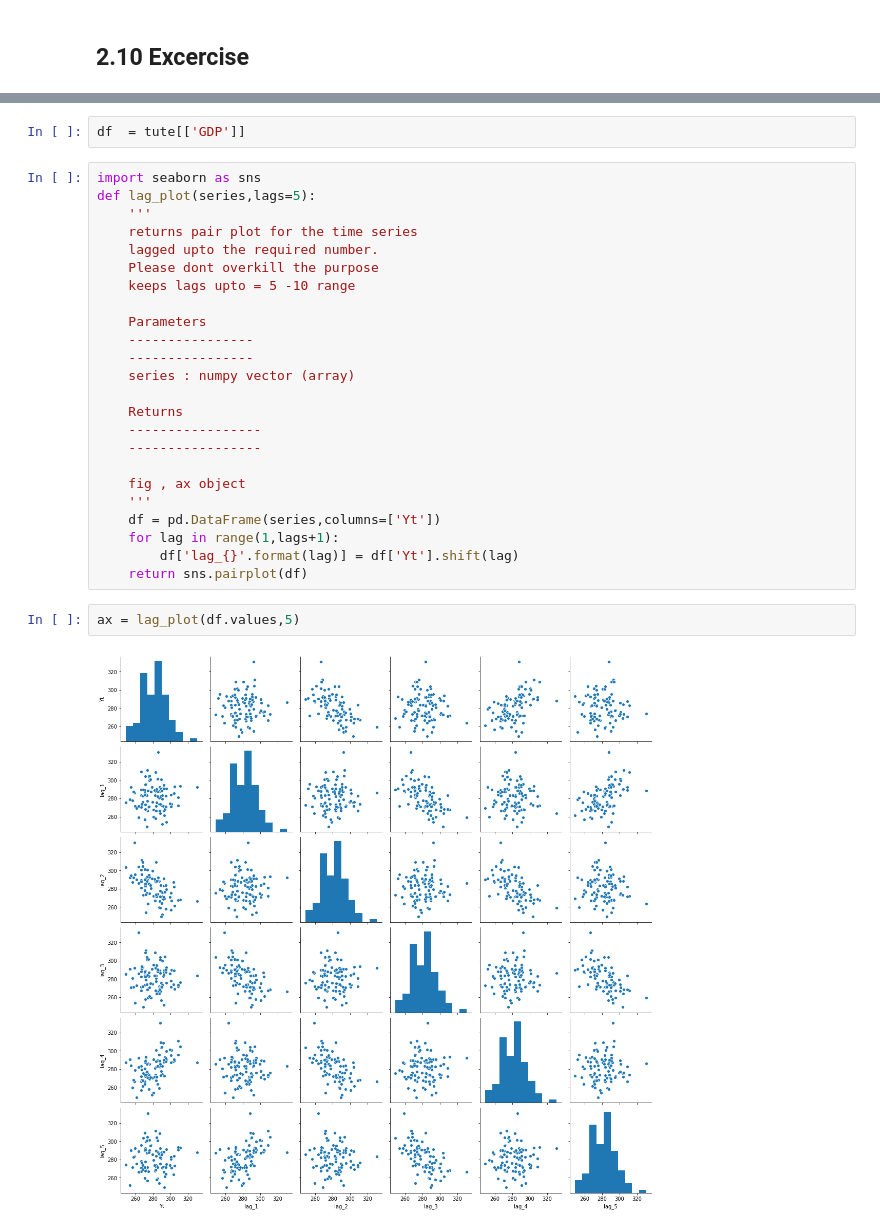
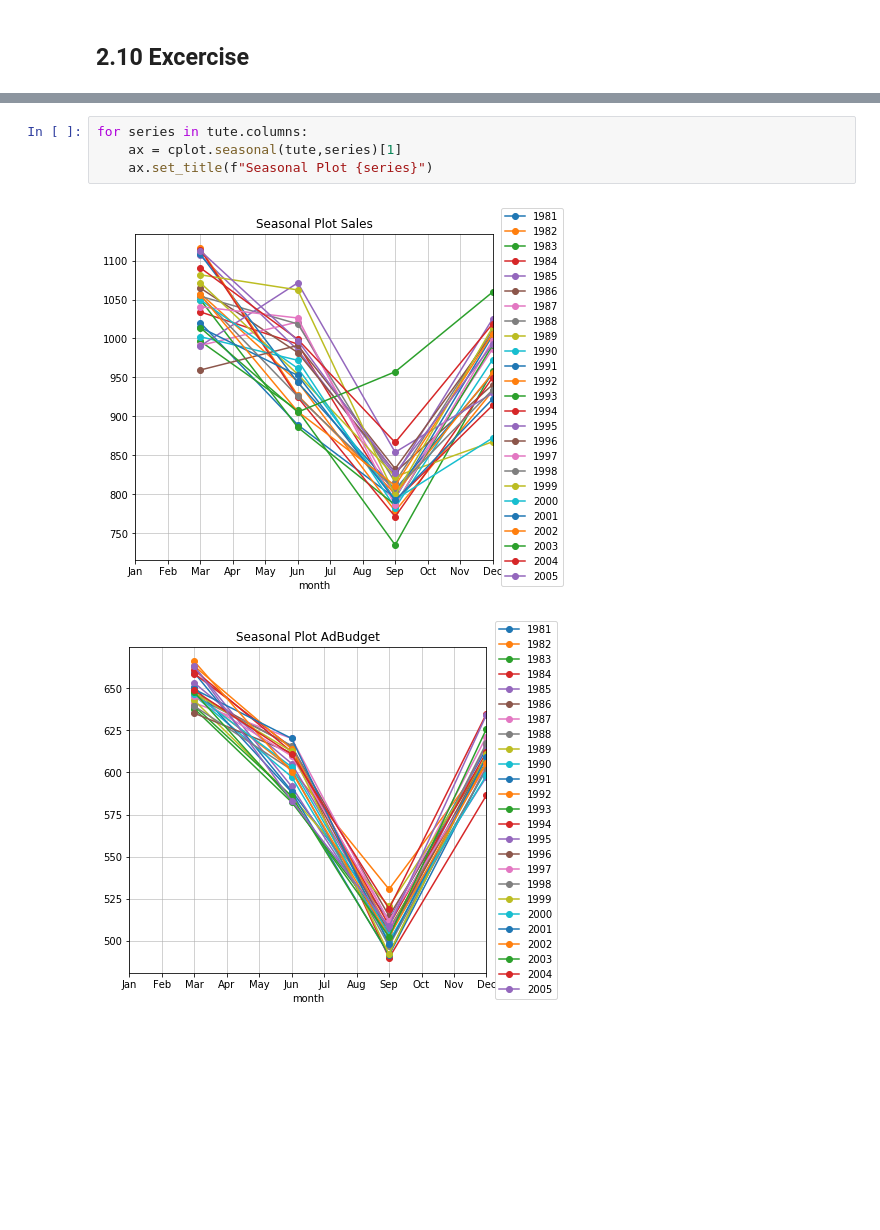
Before and after one commit to PundirShivam/Forecasting_Principles_and_Practice, a Jupyter notebook: 2_Time_series_graphics.ipynb, the cells around one changed output, grey strips where cells are left out. Drawn from its saved outputs; the diff is of its cells as text; blank space fills up the shorter version.

```diff
--- a/2_Time_series_graphics.ipynb
+++ b/2_Time_series_graphics.ipynb
@@ -161,30 +147,7 @@ pd.pivot_table(tute,index=tute.index.quarter,columns=tute.index.year,values='GDP
-# %%
-df  = tute[['GDP']]
-# %%
-import seaborn as sns
-def lag_plot(series,lags=5):
-    '''
-    returns pair plot for the time series
-    lagged upto the required number.
-    Please dont overkill the purpose
-    keeps lags upto = 5 -10 range
-
-    Parameters
-    ----------------
-    ----------------
-    series : numpy vector (array)
-
-    Returns
-    -----------------
-    -----------------
-
-    fig , ax object
-    '''
-    df = pd.DataFrame(series,columns=['Yt'])
-    for lag in range(1,lags+1):
-        df['lag_{}'.format(lag)] = df['Yt'].shift(lag)
-    return sns.pairplot(df)
-# %%
-ax = lag_plot(df.values,5)
-# %% [output]
-[figure, removed]
+# %%
+for series in tute.columns:
+    ax = cplot.seasonal(tute,series)[1]
+    ax.set_title(f"Seasonal Plot {series}")
+# %% [output]
+[figure, added]
+[figure, added]
```
Also changed, not shown: parts of 25 cells of this notebook, 2 other files.
